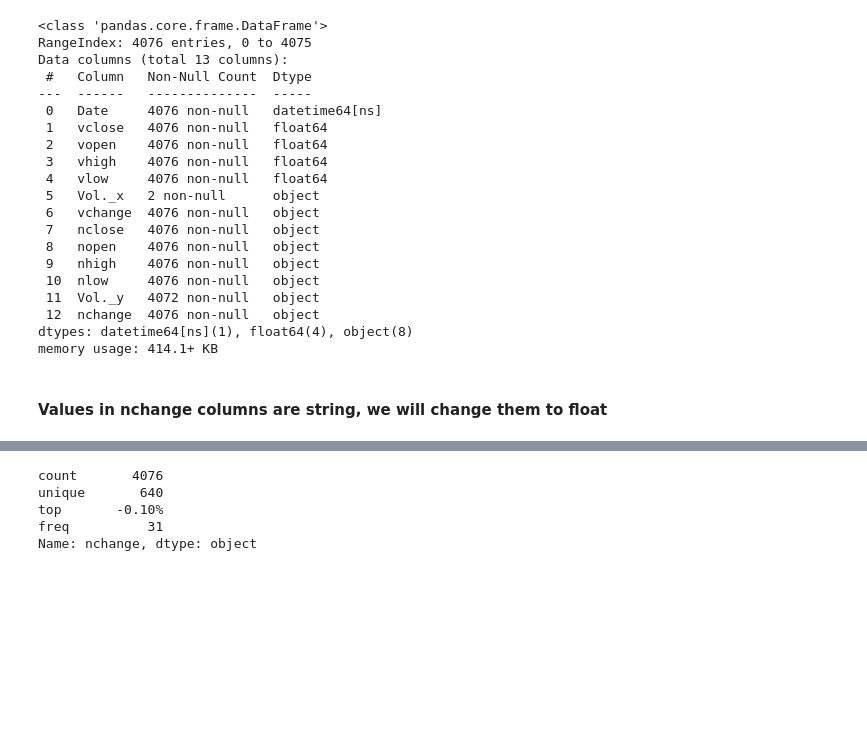
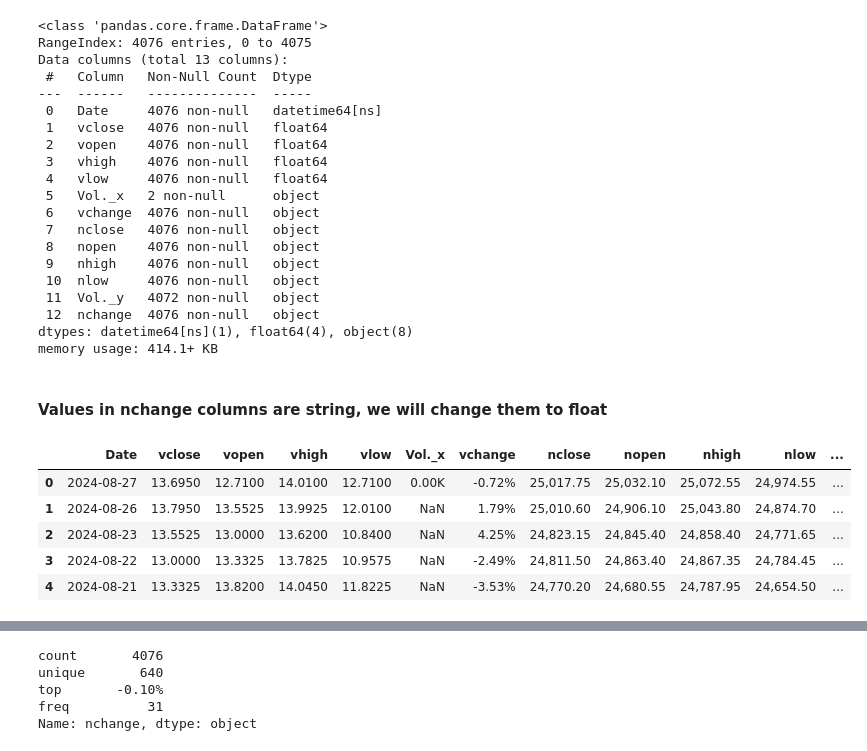
Before and after one commit to albertodavincishekhawat/IndiaVIXanalysis, a Jupyter notebook: AnalysingIndiaVIXdata.ipynb, the cells around one changed output, grey strips where cells are left out. Drawn from its saved outputs; the diff is of its cells as text; code cells hidden in the pictures; blank space fills up the shorter version.

```diff
--- a/AnalysingIndiaVIXdata.ipynb
+++ b/AnalysingIndiaVIXdata.ipynb
@@ -114,3 +114,12 @@ dtypes: datetime64[ns](1), float64(4), object(8)
 memory usage: 414.1+ KB
 # %% [markdown]
 #### Values in **nchange** columns are **string**, we will change them to **float**
+# %%
+niftyvix.head()
+# %% [output]
+|  | Date | vclose | vopen | vhigh | vlow | Vol._x | vchange | nclose | nopen | nhigh | nlow | ... |
+| 0 | 2024-08-27 | 13.6950 | 12.7100 | 14.0100 | 12.7100 | 0.00K | -0.72% | 25,017.75 | 25,032.10 | 25,072.55 | 24,974.55 | ... |
+| 1 | 2024-08-26 | 13.7950 | 13.5525 | 13.9925 | 12.0100 | NaN | 1.79% | 25,010.60 | 24,906.10 | 25,043.80 | 24,874.70 | ... |
+| 2 | 2024-08-23 | 13.5525 | 13.0000 | 13.6200 | 10.8400 | NaN | 4.25% | 24,823.15 | 24,845.40 | 24,858.40 | 24,771.65 | ... |
+| 3 | 2024-08-22 | 13.0000 | 13.3325 | 13.7825 | 10.9575 | NaN | -2.49% | 24,811.50 | 24,863.40 | 24,867.35 | 24,784.45 | ... |
+| 4 | 2024-08-21 | 13.3325 | 13.8200 | 14.0450 | 11.8225 | NaN | -3.53% | 24,770.20 | 24,680.55 | 24,787.95 | 24,654.50 | ... |
```
Also changed, not shown: parts of 1 cell of this notebook, 5 other files.
